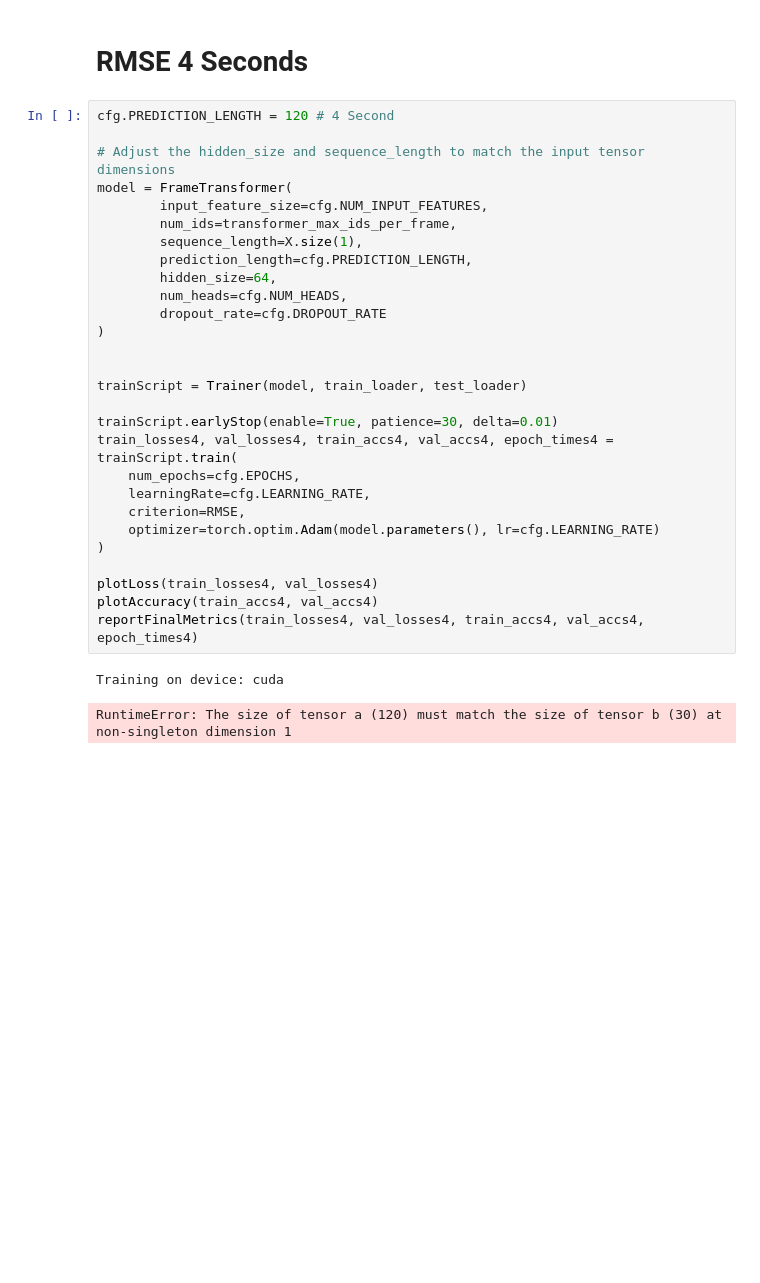
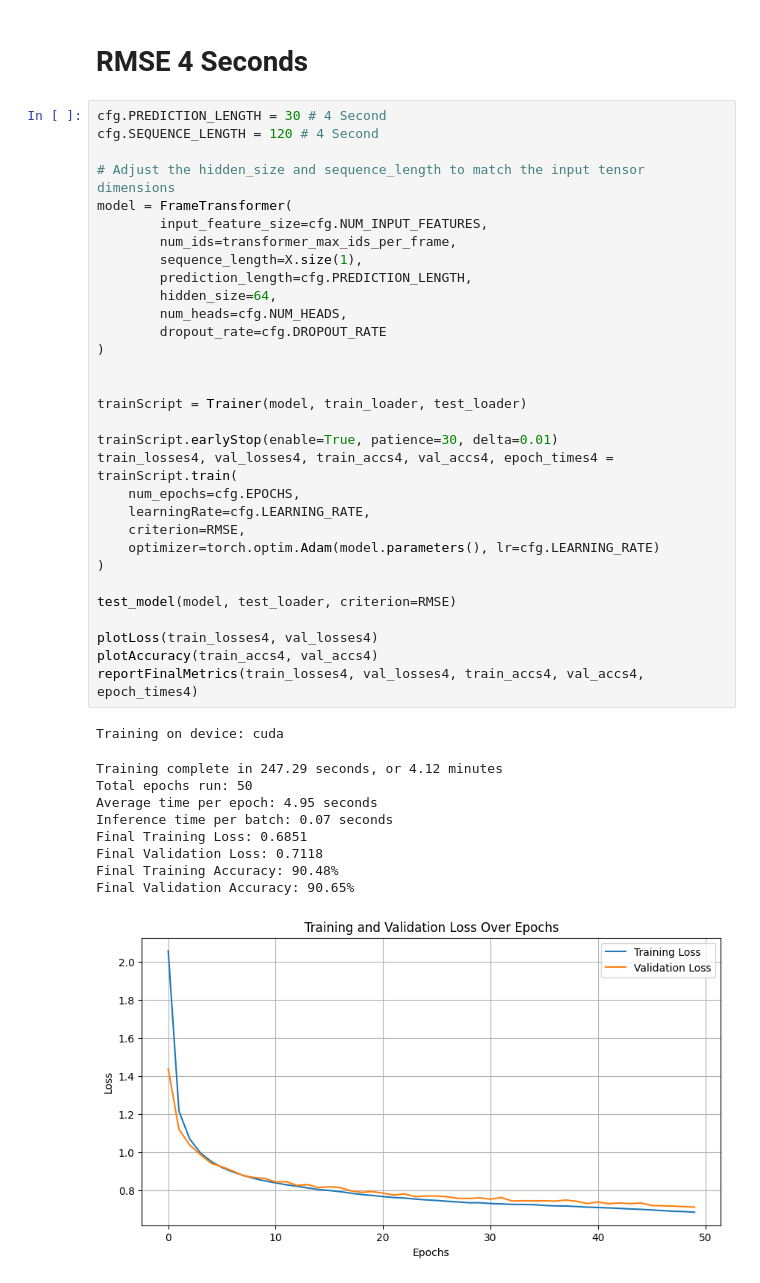
Before and after one commit to Mand187/Deep-Learning-Project, a Jupyter notebook: notebook_RMSE.ipynb, the cells around one changed output. Saved outputs shown, nothing was run; the diff lists cells and outputs as text; blank space fills up the shorter version.

```diff
--- a/notebook_RMSE.ipynb
+++ b/notebook_RMSE.ipynb
@@ -193,33 +251,44 @@ RuntimeError: The size of tensor a (90) must match the size of tensor b (30) at
 # %% [markdown]
 # RMSE 4 Seconds
 # %%
-cfg.PREDICTION_LENGTH = 120 # 4 Second
+cfg.PREDICTION_LENGTH = 30 # 4 Second
+cfg.SEQUENCE_LENGTH = 120 # 4 Second
 
 # Adjust the hidden_size and sequence_length to match the input tensor dimensions
 model = FrameTransformer(
         input_feature_size=cfg.NUM_INPUT_FEATURES,
         num_ids=transformer_max_ids_per_frame,
         sequence_length=X.size(1),
         prediction_length=cfg.PREDICTION_LENGTH,
         hidden_size=64,
         num_heads=cfg.NUM_HEADS,
         dropout_rate=cfg.DROPOUT_RATE
 )
 
 
 trainScript = Trainer(model, train_loader, test_loader)
 
 trainScript.earlyStop(enable=True, patience=30, delta=0.01)
 train_losses4, val_losses4, train_accs4, val_accs4, epoch_times4 = trainScript.train(
     num_epochs=cfg.EPOCHS,
     learningRate=cfg.LEARNING_RATE,
     criterion=RMSE,
     optimizer=torch.optim.Adam(model.parameters(), lr=cfg.LEARNING_RATE)
 )
 
+test_model(model, test_loader, criterion=RMSE)
+
 plotLoss(train_losses4, val_losses4)
 plotAccuracy(train_accs4, val_accs4)
 reportFinalMetrics(train_losses4, val_losses4, train_accs4, val_accs4, epoch_times4)
 # %% [output]
 Training on device: cuda
-RuntimeError: The size of tensor a (120) must match the size of tensor b (30) at non-singleton dimension 1
+Training complete in 247.29 seconds, or 4.12 minutes
+Total epochs run: 50
+Average time per epoch: 4.95 seconds
+Inference time per batch: 0.07 seconds
+Final Training Loss: 0.6851
+Final Validation Loss: 0.7118
+Final Training Accuracy: 90.48%
+Final Validation Accuracy: 90.65%
+[figure, added]
```
Also changed, not shown: parts of 8 cells of this notebook, 10 other files.
